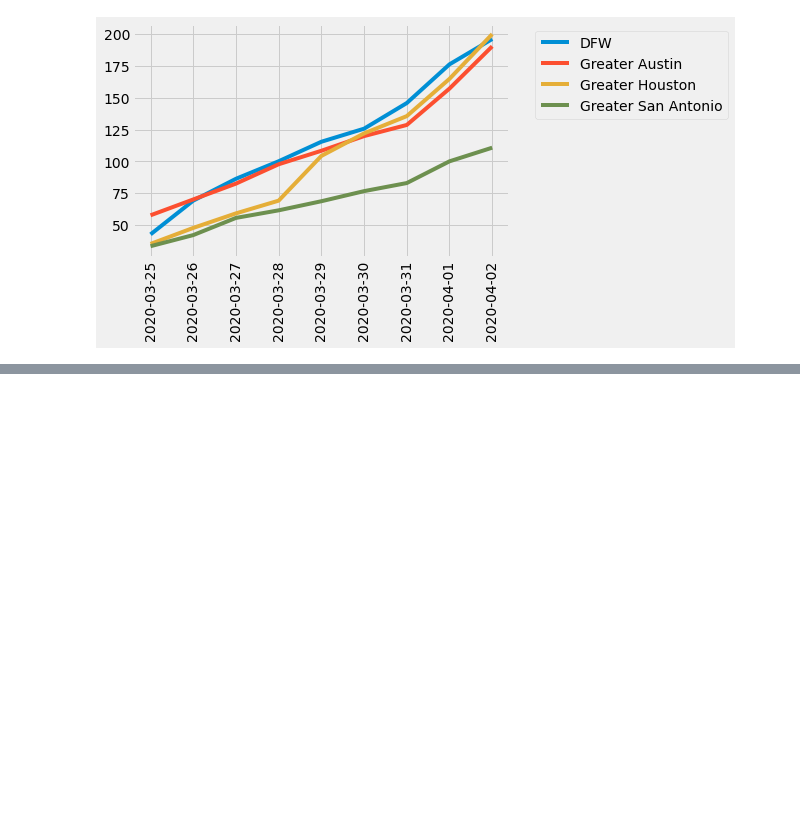
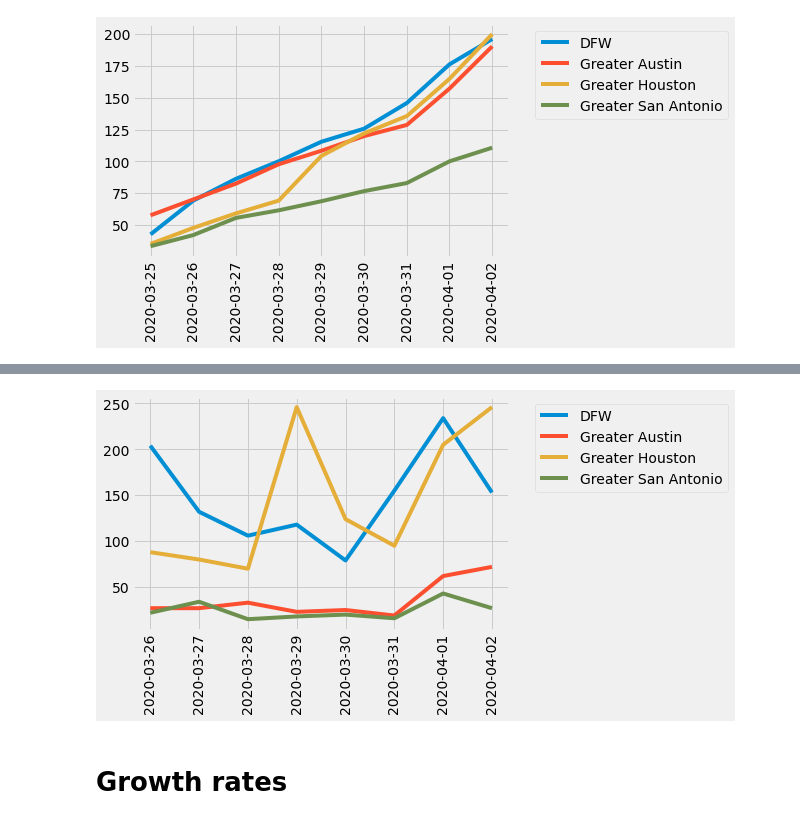
Before and after one commit to RasterBurn/texascovid19, a Jupyter notebook: notebooks/01_plots.ipynb, the cells around one changed output, grey strips where cells are left out. Saved outputs shown, nothing was run; the diff lists cells and outputs as text; code cells hidden in the pictures; blank space fills up the shorter version.

Commit message:
Add some daily new cases and growth rate plots

```diff
--- a/notebooks/01_plots.ipynb
+++ b/notebooks/01_plots.ipynb
@@ -92,0 +95,2 @@ for metro in df_metro.index:
+# %%
+df_metro_daily = df_metro - df_metro.shift(axis=1)
@@ -92,0 +105,10 @@ for metro in df_metro.index:
+# %%
+for metro in df_metro.index:
+    line = plt.plot(x, df_metro_daily.loc[metro], label=metro)
+    color = line[0].get_color()
+    plt.legend(bbox_to_anchor=(1.05, 1))
+    plt.xticks(rotation=90)
+# %% [output]
+[figure, added]
+# %% [markdown]
+# Growth rates
```
Also changed, not shown: parts of 7 cells of this notebook.
